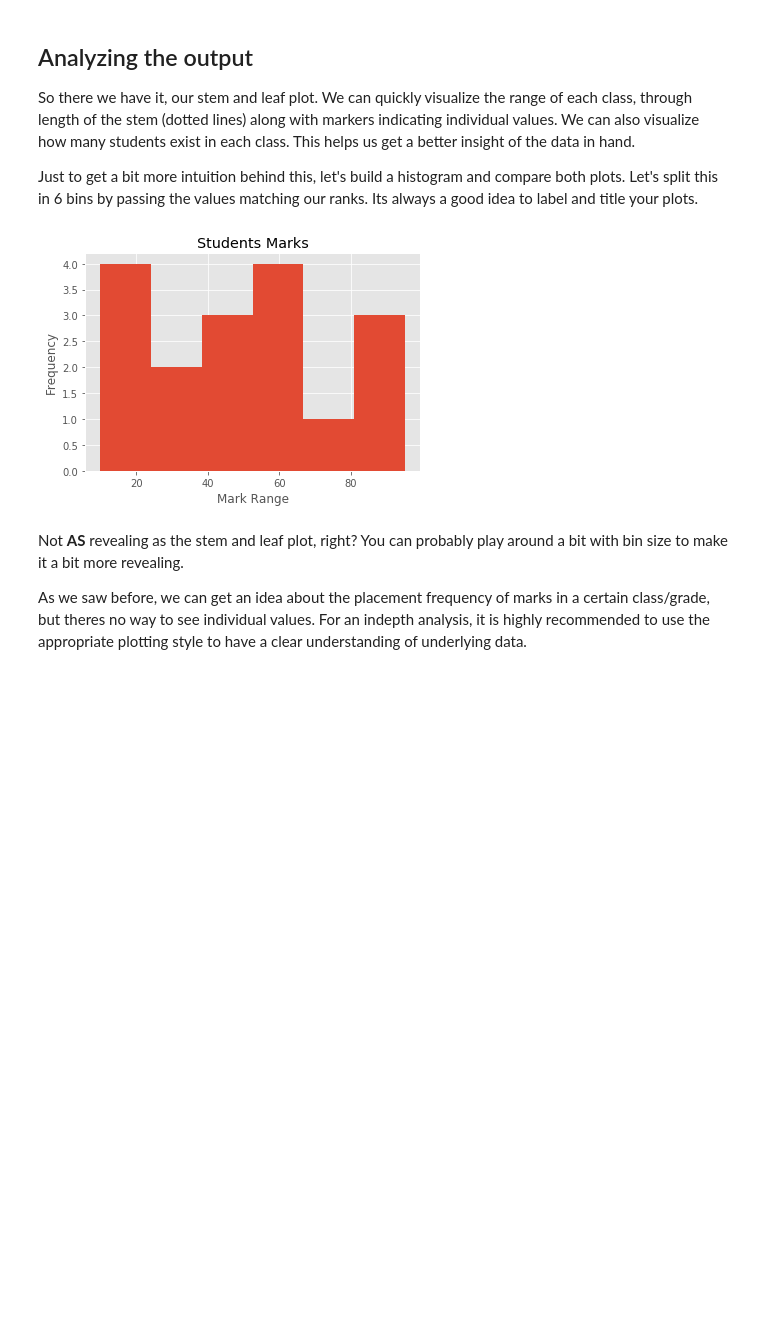
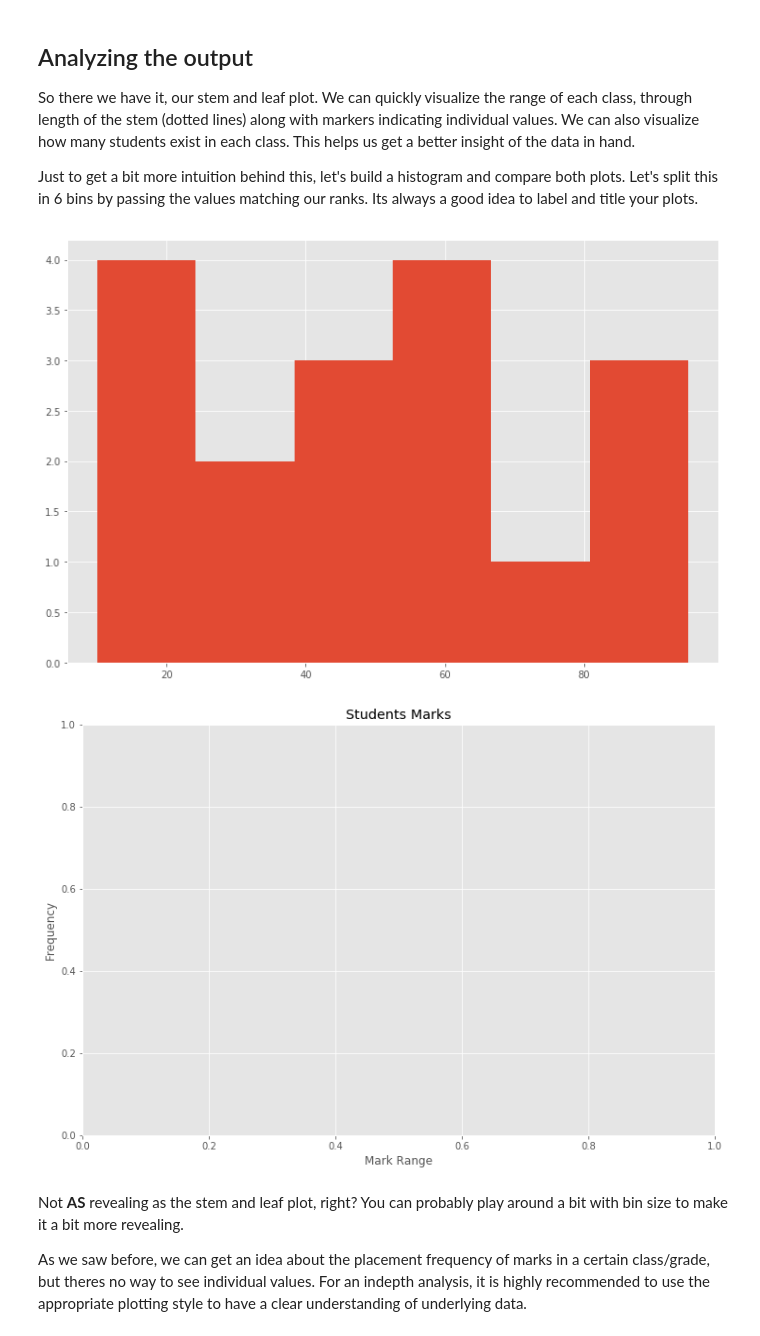
Before and after one commit to rvent/dsc-0-09-05-statistical-distribution-stemleaf-plot-lab-nyc-ds-career-012819, a Jupyter notebook: index.ipynb, the cells around one changed output. Drawn from its saved outputs; the diff is of its cells as text; code cells hidden in the pictures; blank space fills up the shorter version.

```diff
--- a/index.ipynb
+++ b/index.ipynb
@@ -126,13 +126,14 @@ Just to get a bit more intuition behind this, let's build a histogram and compar
 # %%
 # Create a histogram for marks
 plt.hist(marks, bins=6)
-plt.fu["figure.figsize"] = (12, 8)
+plt.figure(figsize = (12, 8))
 plt.xlabel("Mark Range")
 plt.ylabel('Frequency')
 plt.title('Students Marks')
 plt.show()
 # %% [output]
-[figure, old version]
+[figure, new version]
+[figure, added]
 # %% [markdown]
 Not **AS** revealing as the stem and leaf plot, right? You can probably play around a bit with bin size to make it a bit more revealing.
 
```
